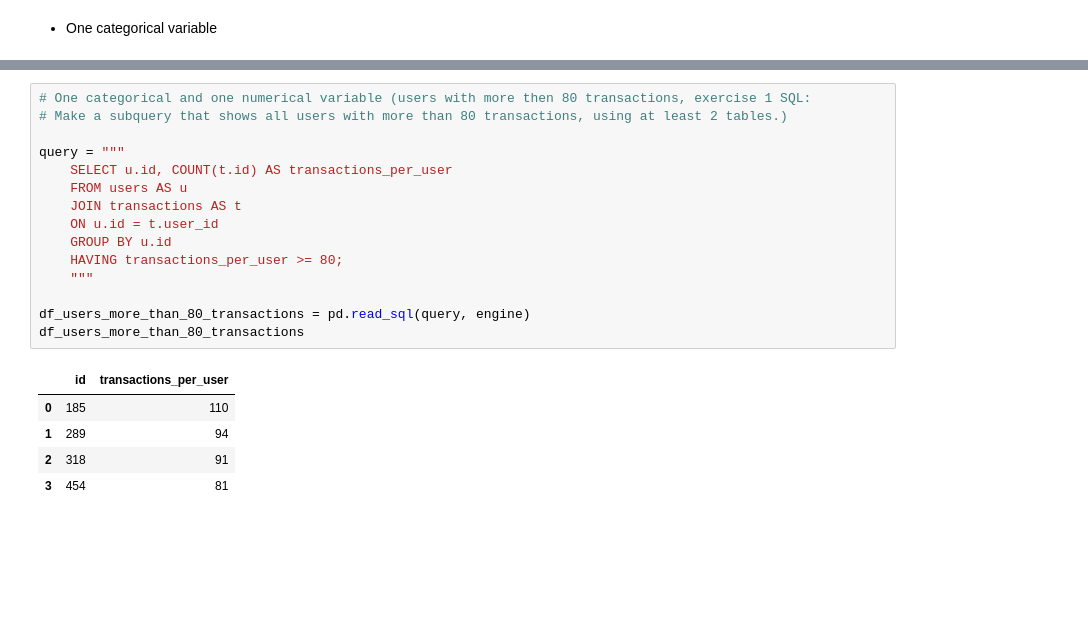
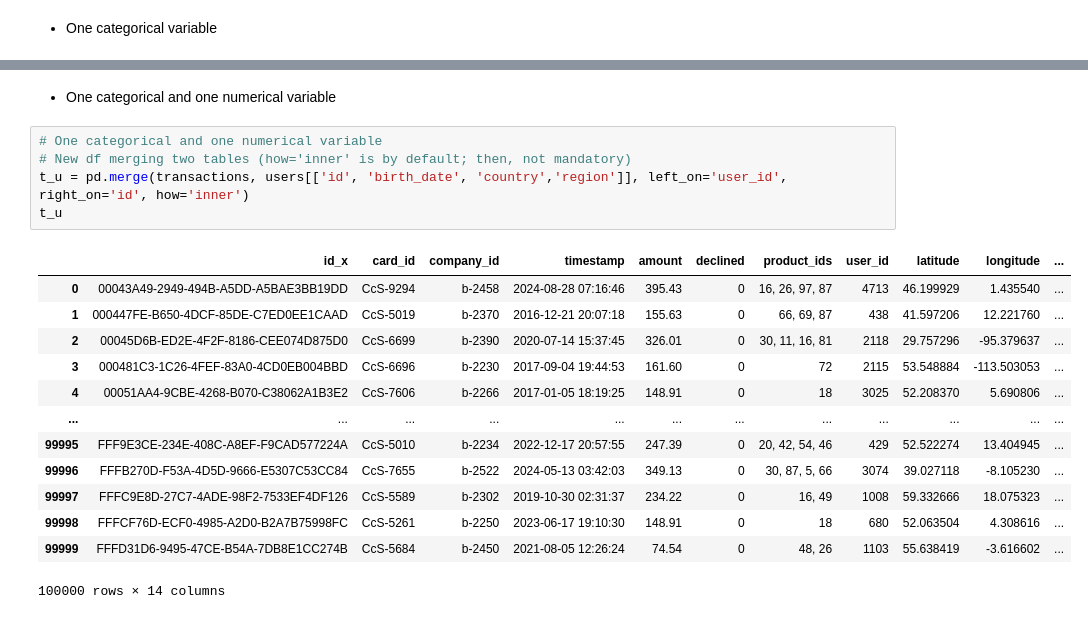
Before and after one commit to flordis/IT-Academy, a Jupyter notebook: sprint11/sprint11.ipynb, the cells around one changed output, grey strips where cells are left out. Cells and saved outputs as stored; diff of their text form; blank space fills up the shorter version.

```diff
--- a/sprint11/sprint11.ipynb
+++ b/sprint11/sprint11.ipynb
@@ -111,21 +152,21 @@ plt.show()
+# %% [markdown]
+- One categorical and one numerical variable
 # %%
-# One categorical and one numerical variable (users with more then 80 transactions, exercise 1 SQL:
-# Make a subquery that shows all users with more than 80 transactions, using at least 2 tables.)
-
-query = """
-    SELECT u.id, COUNT(t.id) AS transactions_per_user
-    FROM users AS u
-    JOIN transactions AS t
-    ON u.id = t.user_id
-    GROUP BY u.id
-    HAVING transactions_per_user >= 80;
-    """
-
-df_users_more_than_80_transactions = pd.read_sql(query, engine)
-df_users_more_than_80_transactions
+# One categorical and one numerical variable
+# New df merging two tables (how='inner' is by default; then, not mandatory)
+t_u = pd.merge(transactions, users[['id', 'birth_date', 'country','region']], left_on='user_id', right_on='id', how='inner')
+t_u
 # %% [output]
-|  | id | transactions_per_user |
-| 0 | 185 | 110 |
-| 1 | 289 | 94 |
-| 2 | 318 | 91 |
-| 3 | 454 | 81 |
+|  | id_x | card_id | company_id | timestamp | amount | declined | product_ids | user_id | latitude | longitude | ... |
+| 0 | 00043A49-2949-494B-A5DD-A5BAE3BB19DD | CcS-9294 | b-2458 | 2024-08-28 07:16:46 | 395.43 | 0 | 16, 26, 97, 87 | 4713 | 46.199929 | 1.435540 | ... |
+| 1 | 000447FE-B650-4DCF-85DE-C7ED0EE1CAAD | CcS-5019 | b-2370 | 2016-12-21 20:07:18 | 155.63 | 0 | 66, 69, 87 | 438 | 41.597206 | 12.221760 | ... |
+| 2 | 00045D6B-ED2E-4F2F-8186-CEE074D875D0 | CcS-6699 | b-2390 | 2020-07-14 15:37:45 | 326.01 | 0 | 30, 11, 16, 81 | 2118 | 29.757296 | -95.379637 | ... |
+| 3 | 000481C3-1C26-4FEF-83A0-4CD0EB004BBD | CcS-6696 | b-2230 | 2017-09-04 19:44:53 | 161.60 | 0 | 72 | 2115 | 53.548884 | -113.503053 | ... |
+| 4 | 00051AA4-9CBE-4268-B070-C38062A1B3E2 | CcS-7606 | b-2266 | 2017-01-05 18:19:25 | 148.91 | 0 | 18 | 3025 | 52.208370 | 5.690806 | ... |
+| ... | ... | ... | ... | ... | ... | ... | ... | ... | ... | ... | ... |
+| 99995 | FFF9E3CE-234E-408C-A8EF-F9CAD577224A | CcS-5010 | b-2234 | 2022-12-17 20:57:55 | 247.39 | 0 | 20, 42, 54, 46 | 429 | 52.522274 | 13.404945 | ... |
+| 99996 | FFFB270D-F53A-4D5D-9666-E5307C53CC84 | CcS-7655 | b-2522 | 2024-05-13 03:42:03 | 349.13 | 0 | 30, 87, 5, 66 | 3074 | 39.027118 | -8.105230 | ... |
+| 99997 | FFFC9E8D-27C7-4ADE-98F2-7533EF4DF126 | CcS-5589 | b-2302 | 2019-10-30 02:31:37 | 234.22 | 0 | 16, 49 | 1008 | 59.332666 | 18.075323 | ... |
+| 99998 | FFFCF76D-ECF0-4985-A2D0-B2A7B75998FC | CcS-5261 | b-2250 | 2023-06-17 19:10:30 | 148.91 | 0 | 18 | 680 | 52.063504 | 4.308616 | ... |
+| 99999 | FFFD31D6-9495-47CE-B54A-7DB8E1CC274B | CcS-5684 | b-2450 | 2021-08-05 12:26:24 | 74.54 | 0 | 48, 26 | 1103 | 55.638419 | -3.616602 | ... |
+100000 rows × 14 columns
```
Also changed, not shown: parts of 9 cells of this notebook.
